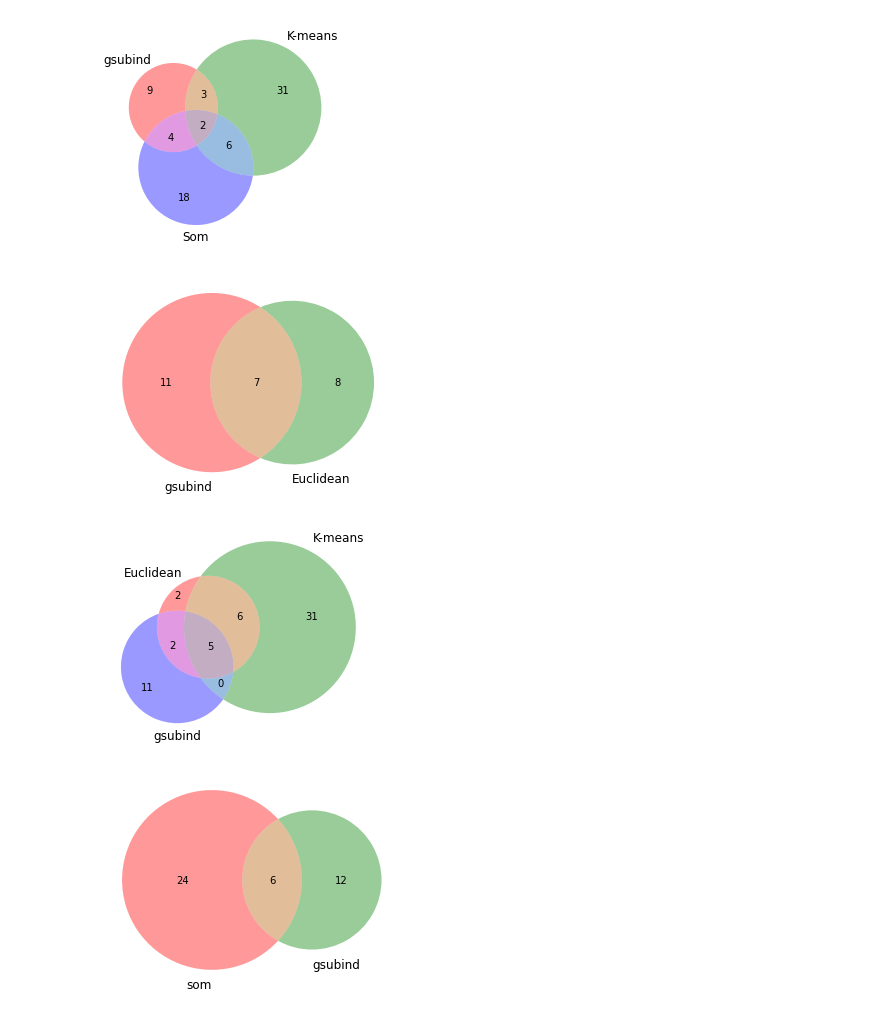
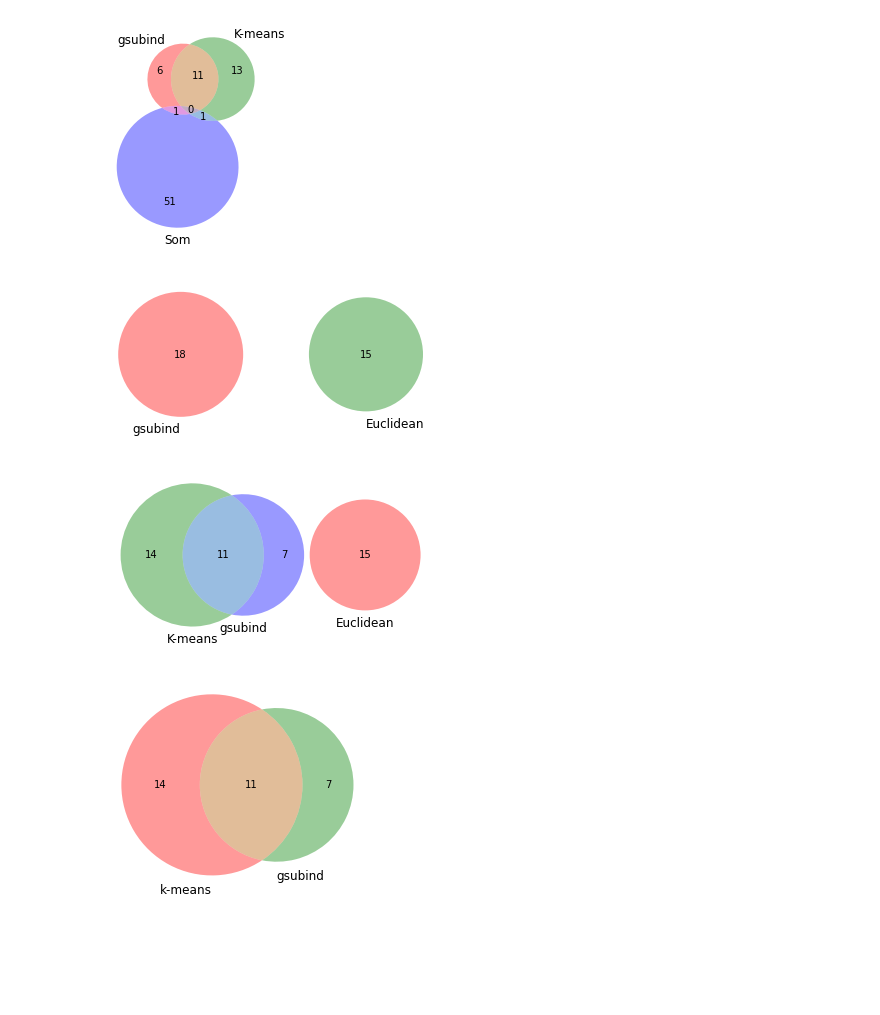
Before and after one commit to Diana-LI-Zhaozhen/NLP-Group-Project-SenseText, a Jupyter notebook: codes/data_analysis/data_visual.ipynb, the cells around one changed output. Saved outputs shown, nothing was run; the diff lists cells and outputs as text; code cells hidden in the pictures; blank space fills up the shorter version.

Commit message:
update analysis data file due to data structure changes

```diff
--- a/codes/data_analysis/data_visual.ipynb
+++ b/codes/data_analysis/data_visual.ipynb
@@ -1,10 +1,10 @@
 # %%
 import pandas as pd
 data_1 = pd.read_csv(r'C:\Users\Jiang Bing Han\Nature language processing and text anylsis\tic_rev_ind.csv',engine='python')
-data_2 = pd.read_csv(r'C:\Users\Jiang Bing Han\Nature language processing and text anylsis\aim_ticker.csv',engine='python')
+data_2 = pd.read_csv(r'C:\Users\Jiang Bing Han\2022.3.28 新数据\aim_ticker.csv',engine='python')
 # %%
 gsub_aim_ticker=data_1[data_1['gsubind']==20304020]
-g_list=aim_ticker['tic'].tolist()
+g_list=gsub_aim_ticker['tic'].tolist()
 k_list = data_2['k_ticker'].dropna().tolist()
 e_list = data_2['E_ticker'].dropna().tolist()
 s_list = data_2['S_ticker'].dropna().tolist()
@@ -66,17 +66,17 @@ venn3([set(e_list), set(k_list),set(s_list)],set_labels = ('Euclidean', 'K-means
 # %%
 venn3([set(g_list), set(k_list),set(s_list)],set_labels = ('gsubind', 'K-means','Som'));
 # %% [output]
-[figure, old version]
+[figure, new version]
 # %%
 venn2([set(g_list), set(e_list)],set_labels = ('gsubind', 'Euclidean'));
 # %% [output]
-[figure, old version]
+[figure, new version]
 # %%
 venn3([set(e_list), set(k_list),set(g_list)],set_labels = ('Euclidean', 'K-means','gsubind'));
 # %% [output]
-[figure, old version]
+[figure, new version]
 # %%
-venn2([set(s_list),set(g_list)],set_labels = ('som','gsubind'));
+venn2([set(k_list),set(g_list)],set_labels = ('k-means','gsubind'));
 # %% [output]
-[figure, old version]
+[figure, new version]
 # %%
```
Also changed, not shown: parts of 10 cells of this notebook, 1 other file.
